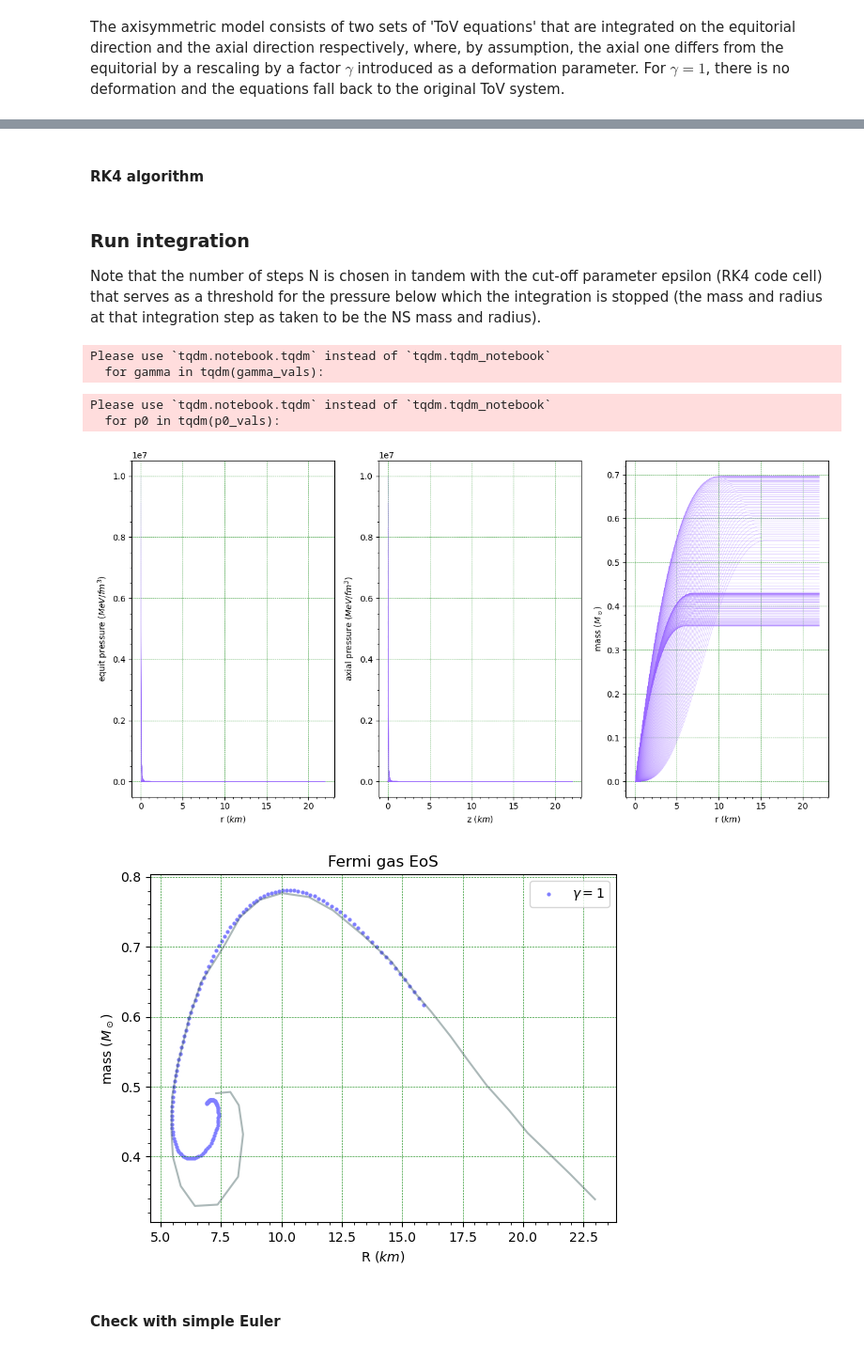
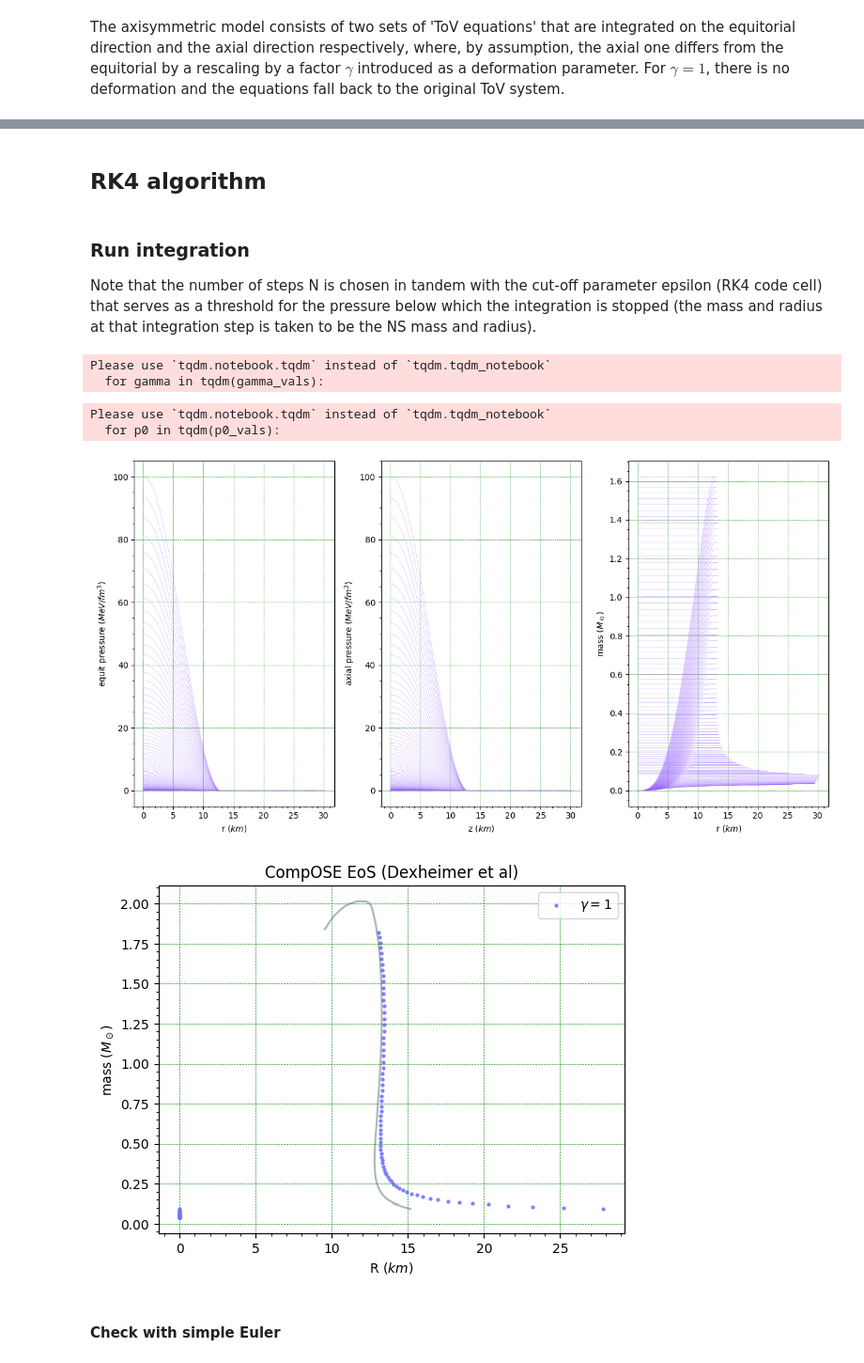
Before and after one commit to RiccardoMar/Numerical_project, a Jupyter notebook: TOV.ipynb, the cells around one changed output, grey strips where cells are left out. Shown at 94% size. Saved outputs shown, nothing was run; the diff lists cells and outputs as text; code cells hidden in the pictures.

```diff
--- a/TOV.ipynb
+++ b/TOV.ipynb
@@ -53,7 +63,7 @@ dims = [dim_T, dim_nb, dim_Y]
 # %%
 # read pressure and energy from .thermo
 
-f = open(f"eos/eos.thermo", "r")
+f = open(f"input/eos/{auth_name}/eos.thermo", "r")
 content = f.readlines()
 f.close()
 
@@ -73,7 +83,7 @@ def index_check(content):
                 if col_index==2 and j==1: return 2, dims[i]             # type 2: nb is second index
                 if col_index==2 and j!=1: return 3, dims[i]*dims[j]     # type 3: nb is third index
 
-    return fail, 0
+    return 'fail', 0
 
 res, period = index_check(content)
 
@@ -107,7 +117,10 @@ for en in ener_full:
 ener = ener_full[:cut]
 press = press_full[:cut]
 
-plt.plot(ener,press, label = "CompOSE EoS (Dexheimer et al)")
+ener   = np.concatenate(([1e-1],  ener), axis=None)
+press  = np.concatenate(([2e-2], press), axis=None)
+
+plt.plot(ener, press, label = f"CompOSE EoS ({auth_name} et al)")
 
 plt.legend()
 plt.xlabel("energy density $(MeV/fm^3)$")
@@ -413,5 +591,5 @@ plt.savefig(f'fit_log_lin.png', bbox_inches = 'tight', dpi=300)
 # %% [markdown]
-#### RK4 algorithm
+## RK4 algorithm
 # %%
 # nested Runge-Kutta 4 algorithm
 # here the arguments x0, u0 and the resulting x, u can all be vectors (n component lists) instead of scalars
@@ -473,12 +654,12 @@ def simul(R, rmin, N, fu, fx, p0, m0):
     return P,M,r,r_stop
 # %%
-def integrate(Rmax, Rmin, N, dmdr, dpdr, P0, gamma):
+def integrate(dr_init, Rmin, N, dmdr, dpdr, P0, gamma):
 
     m = 0
     p0 = P0
 
-    Peq,M,r,r_stop  = simul(Rmax, Rmin, N, dmdr[0], dpdr[0], p0, m0)
-    Pax,M,r,r_stop1 = simul(Rmax, Rmin, N, dmdr[1], dpdr[1], p0, m0)
+    Peq,M,r,r_stop  = simul(dr_init, Rmin, N, dmdr[0], dpdr[0], p0, m0)
+    Pax,M,r,_ = simul(dr_init, Rmin, N, dmdr[1], dpdr[1], p0, m0)
 
     axes[0].plot(      1e-18*r,            Peq,    c = cm.cool(col), linewidth = 0.2, label = f"$\gamma = ${gamma}, $M = ${M[-1]*0.8e-60*c2:.2f} $M_\odot$")
     axes[1].plot(1e-18*r*gamma,      Pax/gamma,    c = cm.cool(col), linewidth = 0.2, label = f"$\gamma = ${gamma}, $M = ${M[-1]*0.8e-60*c2:.2f} $M_\odot$")
@@ -488,20 +669,20 @@ def integrate(Rmax, Rmin, N, dmdr, dpdr, P0, gamma):
 # %% [markdown]
 ### Run integration
 
-Note that the number of steps N is chosen in tandem with the cut-off parameter epsilon (RK4 code cell) that serves as a threshold for the pressure below which the integration is stopped (the mass and radius at that integration step as taken to be the NS mass and radius).
+Note that the number of steps N is chosen in tandem with the cut-off parameter epsilon (RK4 code cell) that serves as a threshold for the pressure below which the integration is stopped (the mass and radius at that integration step is taken to be the NS mass and radius).
 # %%
 fig, axes = plt.subplots(1, 3, figsize=(12.5, 6.5))
 
 # set integration limits in fm units
-Rmax = 2.2*1e19
+dr_init = 5e16
 Rmin = 1e-15
 # number of steps
-N = 50000
+N = 10000
 gamma_vals =  [1] # np.linspace(0.8,1.2,5)
-p0_vals    =  np.logspace(1,7,150) # np.linspace(10,220,30) #
+p0_vals    =    np.logspace(-1,2,100) # np.linspace(1,200,30) #
 
-eos_pick = 2     # 0 for custom EoS, 1 for CompOSE input, 2 for Fermi gas
-fit_pick = 1     # 0 for polynomial and spline combined fit, 1 for linear on log fit
+eos_pick = 4     # 0 for custom EoS, 1 for CompOSE input, 2 for Fermi gas, 3 for github (only with fit_pick=2), 4 for merged CompOSE-github (only with fit_pick=2)
+fit_pick = 2     # 0 for polynomial and spline combined fit, 1 for linear on log fit, 2 for interpolation
 
 dmdr = [dmdr_equit, dmdr_axial]
 dpdr = [dpdr_equit, dpdr_axial]
@@ -519,7 +700,7 @@ for gamma in tqdm(gamma_vals):
     for p0 in tqdm(p0_vals):
 
         col = 1.2*gamma-0.6
-        Peq,Pax,M,r,r_stop = integrate(Rmax, Rmin, N, dmdr, dpdr, p0, gamma)
+        Peq,Pax,M,r,r_stop = integrate(dr_init, Rmin, N, dmdr, dpdr, p0, gamma)
 
         for j in range(len(M)):
             if not math.isnan(M[-j-1]):
@@ -552,42 +733,48 @@ axes[1].minorticks_on()
 #axes[1].legend()
 
 plt.tight_layout()
-plt.savefig(f'graphs{eos_pick}.png', bbox_inches = 'tight', dpi=300)
+plt.savefig(f'output/graphs{eos_pick}.png', bbox_inches = 'tight', dpi=300)
 # %% [output]
 Please use `tqdm.notebook.tqdm` instead of `tqdm.tqdm_notebook`
   for gamma in tqdm(gamma_vals):
 Please use `tqdm.notebook.tqdm` instead of `tqdm.tqdm_notebook`
   for p0 in tqdm(p0_vals):
-[figure, old version]
+[figure, new version]
 # %%
 # Mass function
 
 for i in range(len(gamma_vals)):
     col = 1.2*gamma_vals[i] - 0.7
     plt.scatter(R_final[i],np.array(M_final[i])*0.896e-60*c2, color = cm.cool(col), s = 4, label = f"$\gamma = ${gamma_vals[i]}")
 
 if eos_pick == 0:
     for i in range(len(radii_paper)):
         plt.plot(np.array(radii_paper[i])*(2/3)+10, np.array(masses_paper[i]), c = 'grey', alpha= 0.5)
     plt.legend(loc = 1)
     plt.title('EoS (Zubairi et al)')
-if eos_pick == 1:
+if eos_pick == 1 or eos_pick == 4:
     plt.plot(radii_compose, masses_compose, c = 'darkslategrey', alpha= 0.4)
     plt.legend(loc = 1)
-    plt.title('CompOSE EoS (Dexheimer et al)')
+    plt.title(f'CompOSE EoS ({auth_name} et al)')
 if eos_pick == 2:
     plt.plot(radii_fermi, masses_fermi, c = 'darkslategrey', alpha= 0.4)
     plt.legend(loc = 1)
     plt.title('Fermi gas EoS')
+if eos_pick == 3:
+    plt.plot(radii_git, masses_git, c = 'darkslategrey', alpha= 0.4)
+    plt.legend(loc = 1)
+    plt.title('github EoS')
 
 plt.xlabel("R $(km)$")
 plt.ylabel("mass $(M_\odot)$")
+#plt.xlim(11, 16)
+#plt.ylim(0,2.2)
+
 plt.grid(c='green', linestyle='--', linewidth = 0.4)
 plt.minorticks_on()
-plt.savefig(f'mass_function{eos_pick}.png', bbox_inches = 'tight', dpi=300)
-#plt.xlim(9, 16)
+plt.savefig(f'output/mass_function{eos_pick}.png', bbox_inches = 'tight', dpi=300)
 # %% [output]
-[figure, old version]
+[figure, new version]
 # %% [markdown]
 #### Check with simple Euler
 # %%
```
Also changed, not shown: parts of 25 cells of this notebook.
